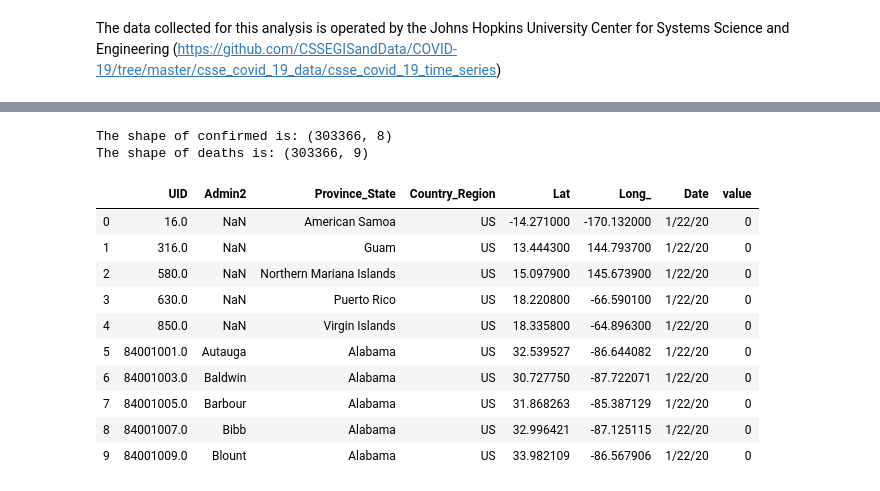
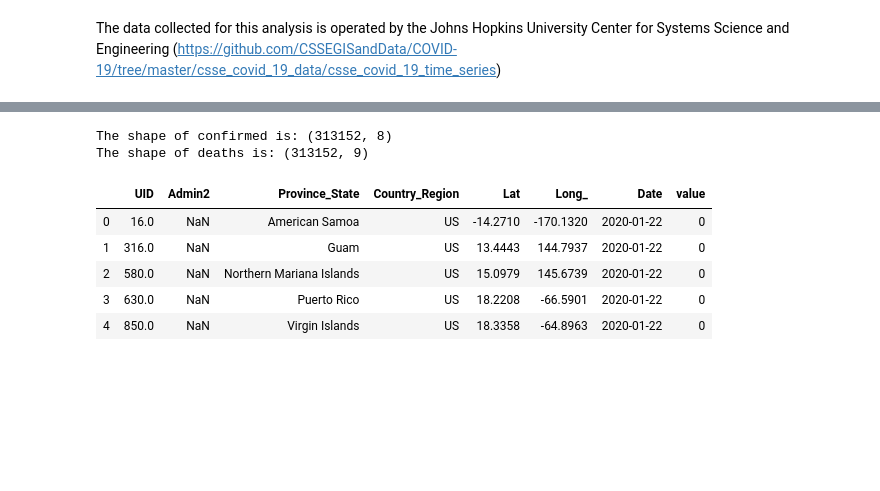
Before and after one commit to mdreck/mdreck.github.io, a Jupyter notebook: covid_analysis/US_covid.ipynb, the cells around one changed output, grey strips where cells are left out. Drawn from its saved outputs; the diff is of its cells as text; code cells hidden in the pictures; blank space fills up the shorter version.

```diff
--- a/covid_analysis/US_covid.ipynb
+++ b/covid_analysis/US_covid.ipynb
@@ -49,27 +48,23 @@ deaths2 = pd.melt(deaths, id_vars= ['UID','Admin2','Province_State','Country_Reg
 print('The shape of confirmed is:', confirmed2.shape)
 print('The shape of deaths is:', deaths2.shape)
 
-confirmed2.head(10)
+#confirmed2.head()
 # %% [output]
-The shape of confirmed is: (303366, 8)
-The shape of deaths is: (303366, 9)
+The shape of confirmed is: (313152, 8)
+The shape of deaths is: (313152, 9)
-|  | UID | Admin2 | Province_State | Country_Region | Lat | Long_ | Date | value |
-| 0 | 16.0 | NaN | American Samoa | US | -14.271000 | -170.132000 | 1/22/20 | 0 |
-| 1 | 316.0 | NaN | Guam | US | 13.444300 | 144.793700 | 1/22/20 | 0 |
-| 2 | 580.0 | NaN | Northern Mariana Islands | US | 15.097900 | 145.673900 | 1/22/20 | 0 |
-| 3 | 630.0 | NaN | Puerto Rico | US | 18.220800 | -66.590100 | 1/22/20 | 0 |
-| 4 | 850.0 | NaN | Virgin Islands | US | 18.335800 | -64.896300 | 1/22/20 | 0 |
-| 5 | 84001001.0 | Autauga | Alabama | US | 32.539527 | -86.644082 | 1/22/20 | 0 |
-| 6 | 84001003.0 | Baldwin | Alabama | US | 30.727750 | -87.722071 | 1/22/20 | 0 |
-| 7 | 84001005.0 | Barbour | Alabama | US | 31.868263 | -85.387129 | 1/22/20 | 0 |
-| 8 | 84001007.0 | Bibb | Alabama | US | 32.996421 | -87.125115 | 1/22/20 | 0 |
-| 9 | 84001009.0 | Blount | Alabama | US | 33.982109 | -86.567906 | 1/22/20 | 0 |
 # %%
 # convert Date column into datetime objects (xxxx-xx-xx)
 confirmed2['Date'] = pd.to_datetime(confirmed2['Date'])
 deaths2['Date'] = pd.to_datetime(deaths2['Date'])
 
-#confirmed2.head()
+confirmed2.head()
+# %% [output]
+|  | UID | Admin2 | Province_State | Country_Region | Lat | Long_ | Date | value |
+| 0 | 16.0 | NaN | American Samoa | US | -14.2710 | -170.1320 | 2020-01-22 | 0 |
+| 1 | 316.0 | NaN | Guam | US | 13.4443 | 144.7937 | 2020-01-22 | 0 |
+| 2 | 580.0 | NaN | Northern Mariana Islands | US | 15.0979 | 145.6739 | 2020-01-22 | 0 |
+| 3 | 630.0 | NaN | Puerto Rico | US | 18.2208 | -66.5901 | 2020-01-22 | 0 |
+| 4 | 850.0 | NaN | Virgin Islands | US | 18.3358 | -64.8963 | 2020-01-22 | 0 |
 # %%
 # Replace column headings with detailed fields
 confirmed2.columns = confirmed2.columns.str.replace('value','Confirmed')
```
Also changed, not shown: parts of 12 cells of this notebook, 2 other files.
